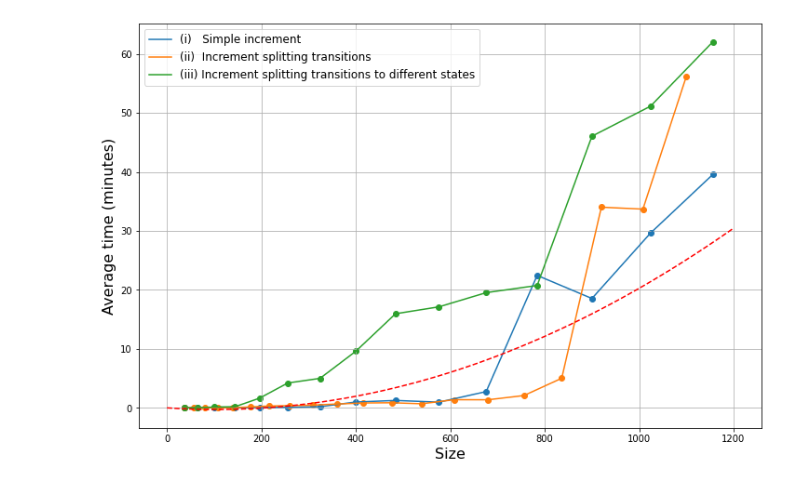
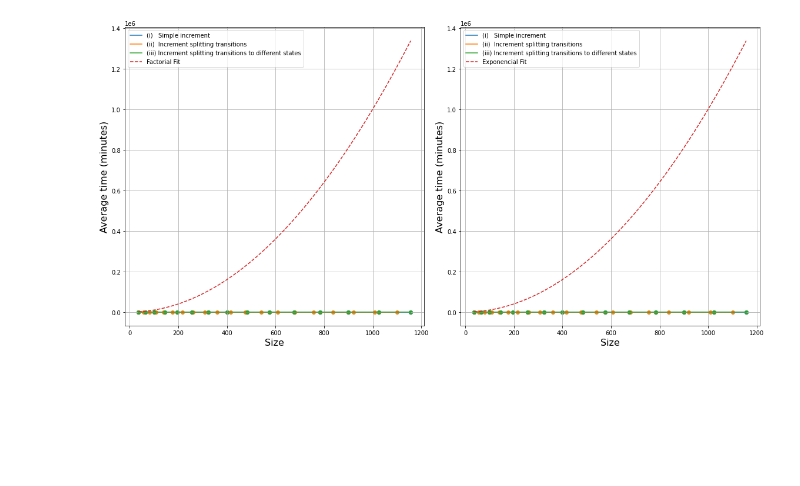
Before and after one commit to diegosenarruzza/bisimulation, a Jupyter notebook: PerformanceTestResults.ipynb, the cells around one changed output. Drawn from its saved outputs; the diff is of its cells as text; code cells hidden in the pictures; blank space fills up the shorter version.

Commit message:
Perform test results graphic results

```diff
--- a/PerformanceTestResults.ipynb
+++ b/PerformanceTestResults.ipynb
@@ -19,10 +19,6 @@ increment_splitting_transitions_in_new_states_df = get_until_size(pd.read_csv(f'
 # %%
 import numpy as np
 from scipy.optimize import curve_fit
-
-# Función polinomial
-def func(x, a, b):
-    return a * x**2 + b * x
 
 x = 'size'
 y = 'avg_time_minutes'
@@ -38,40 +34,3 @@ y2 = df2[y]
 
 x3 = df3[x]
 y3 = df3[y]
-
-
-# Datos de ejemplo
-# x_data = np.concatenate([x1, x2, x3])
-x_data = np.linspace(0, 1200)
-y_data = np.concatenate([y1, y2, y3])
-
-# Ajuste de la curva polinomial
-params, _ = curve_fit(func, x_data, y_data)
-
-# Generar puntos para graficar la curva ajustada
-x_curve = np.linspace(min(x_data), max(x_data), 100)
-y_curve = func(x_curve, *params)
-
-fig, ax = plt.subplots(figsize=(12, 8))
-
-sns.lineplot(data=df1, x=x, y=y, label='(i)   Simple increment', ax=ax)
-sns.lineplot(data=df2, x=x, y=y, label='(ii)  Increment splitting transitions', ax=ax)
-sns.lineplot(data=df3, x=x, y=y, label='(iii) Increment splitting transitions to different states', ax=ax)
-
-# Graficar los datos y la curva ajustada
-plt.scatter(x1, y1)
-plt.scatter(x2, y2)
-plt.scatter(x3, y3)
-plt.plot(x_curve, y_curve, 'r--')
-
-ax.legend(fontsize=12)
-ax.set_xlabel('Size', fontsize=16)
-ax.set_ylabel('Average time (minutes)', fontsize=16)
-
-plt.grid(True)
-
-plt.savefig(f'{performan_tests_results}/bisimulation_performance_graphic.png')
-
-plt.show()
-# %% [output]
-[figure, removed]
@@ -77,0 +66,28 @@ plt.show()
+# %%
+fig, (ax1, ax2) = plt.subplots(nrows=1,ncols=2, figsize=(16, 8))
+
+for ax in [ax1, ax2]:
+    sns.lineplot(data=df1, x=x, y=y, label='(i)   Simple increment', ax=ax)
+    sns.lineplot(data=df2, x=x, y=y, label='(ii)  Increment splitting transitions', ax=ax)
+    sns.lineplot(data=df3, x=x, y=y, label='(iii) Increment splitting transitions to different states', ax=ax)
+
+    # Graficar los datos y la curva ajustada
+    ax.scatter(x1, y1)
+    ax.scatter(x2, y2)
+    ax.scatter(x3, y3)
+    ax.legend(fontsize=12)
+    ax.set_xlabel('Size', fontsize=16)
+    ax.set_ylabel('Average time (minutes)', fontsize=16)
+    ax.grid(True)
+
+sns.lineplot(x=x_fit, y=y_factorial_fit, label='Factorial Fit', linestyle='--', ax=ax1)
+sns.lineplot(x=x_fit, y=y_exponencial_fit, label='Exponencial Fit', linestyle='--', ax=ax2)
+
+# Ajustar el espacio entre los subplots para evitar superposiciones
+plt.tight_layout()
+plt.savefig(f'{performan_tests_results}/bisimulation_performance_graph_factorial_exponencial_fit.png')
+
+# Mostrar el gráfico
+plt.show()
+# %% [output]
+[figure, added]
```
Also changed, not shown: parts of 2 cells of this notebook, 2 other files.
